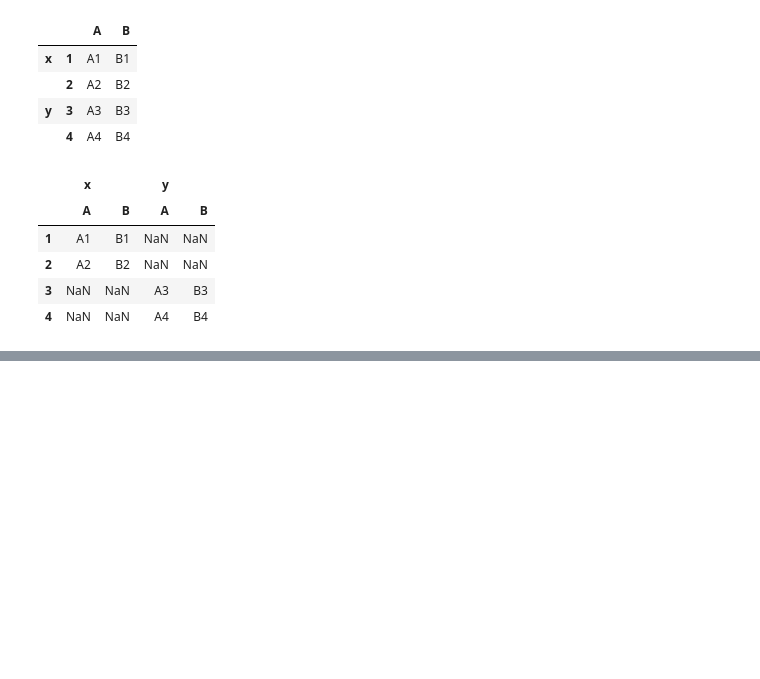
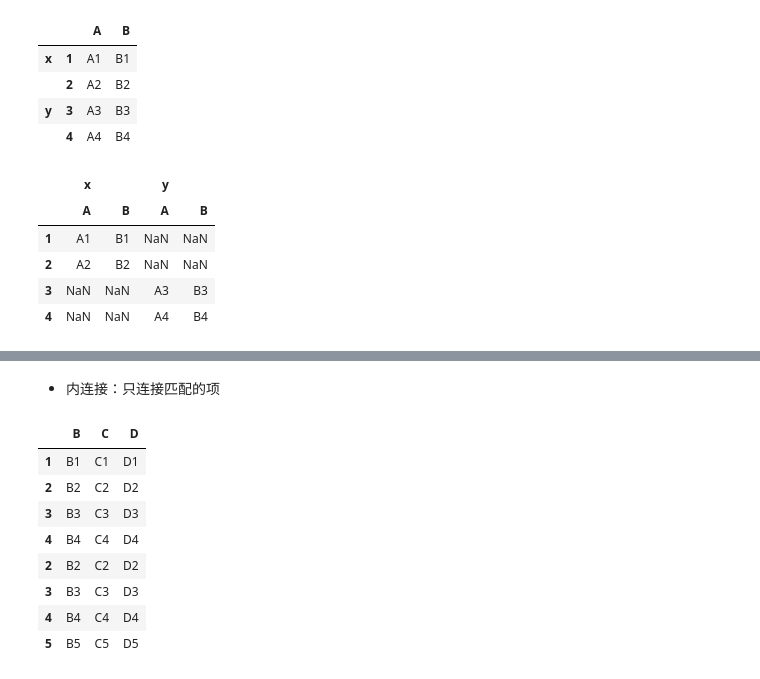
Before and after one commit to lqklqk/python-data-analysis, a Jupyter notebook: 千锋/pandas/04_Pandas数据合并.ipynb, the cells around one changed output, grey strips where cells are left out. Cells and saved outputs as stored; diff of their text form; code cells hidden in the pictures; blank space fills up the shorter version.

```diff
--- a/千锋/pandas/04_Pandas数据合并.ipynb
+++ b/千锋/pandas/04_Pandas数据合并.ipynb
@@ -157,0 +212,15 @@ display(pd.concat([df1,df2],axis=1,keys=['x','y']))
+# %% [markdown]
+- 内连接：只连接匹配的项
+# %%
+# 类似交集，只显示共同部分
+pd.concat([df3,df4],join='inner')
+# %% [output]
+|  | B | C | D |
+| 1 | B1 | C1 | D1 |
+| 2 | B2 | C2 | D2 |
+| 3 | B3 | C3 | D3 |
+| 4 | B4 | C4 | D4 |
+| 2 | B2 | C2 | D2 |
+| 3 | B3 | C3 | D3 |
+| 4 | B4 | C4 | D4 |
+| 5 | B5 | C5 | D5 |
```
Also changed, not shown: parts of 42 cells of this notebook, 3 other files.
